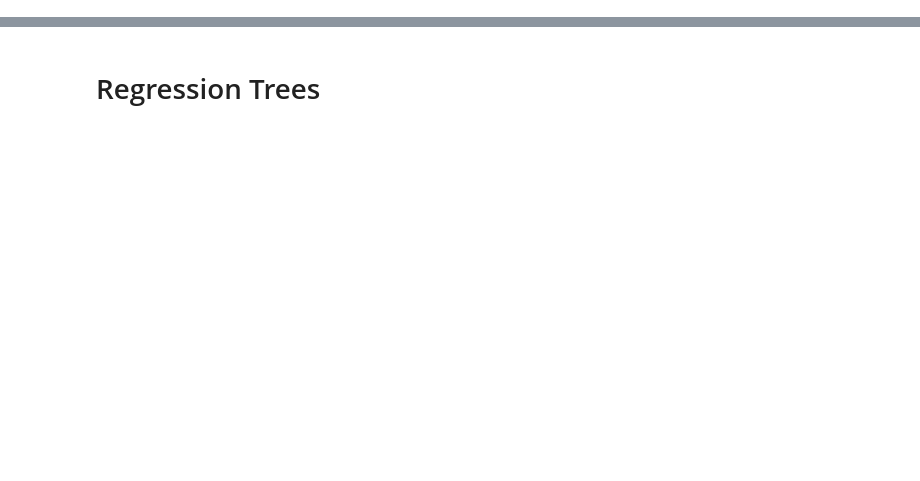
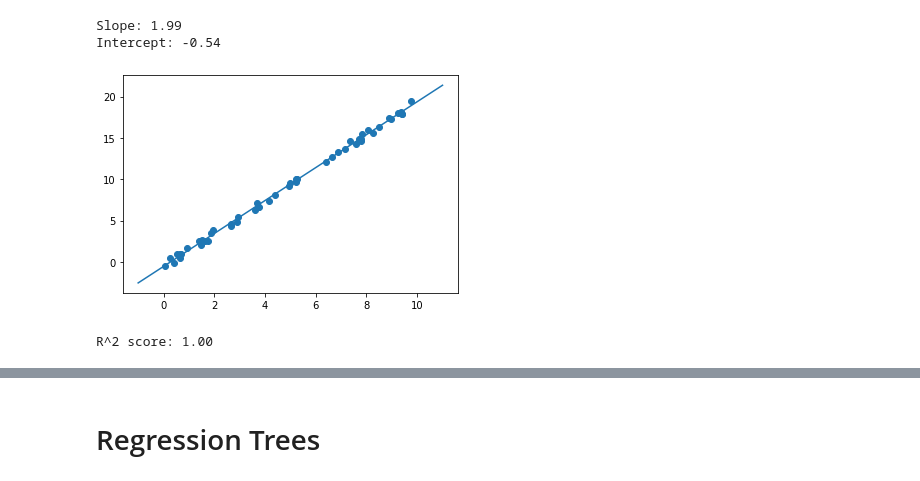
Before and after one commit to lutzhamel/CSC310, a Jupyter notebook: notes/16a-regression.ipynb, the cells around one changed output, grey strips where cells are left out. Cells and saved outputs as stored; diff of their text form; code cells hidden in the pictures; blank space fills up the shorter version.

```diff
--- a/notes/16a-regression.ipynb
+++ b/notes/16a-regression.ipynb
@@ -15,0 +27,33 @@ except ModuleNotFoundError:
+# %%
+import matplotlib.pyplot as plt
+import random
+import pandas
+
+# generate the data - a noisy line of points
+m = 2
+b = -1
+x = pandas.DataFrame([10 * random.random() for __ in range(50)])
+y = m * x + b + pandas.DataFrame([random.random() for __ in range(50)])
+
+# linear regression model
+from sklearn.linear_model import LinearRegression
+model = LinearRegression(fit_intercept=True)
+model.fit(x, y)
+print("Slope: {:3.2f}".format(model.coef_[0][0]))
+print("Intercept: {:3.2f}".format(model.intercept_[0]))
+
+# plot the model together with the data
+xfit = pandas.DataFrame([i for i in range(-1, 12)])
+yfit = model.predict(xfit)
+plt.scatter(x, y)
+plt.plot(xfit, yfit)
+plt.show()
+
+# compute the R^2 score
+rs = model.score(x,y)
+print("R^2 score: {:3.2f}".format(rs))
+# %% [output]
+Slope: 1.99
+Intercept: -0.54
+[figure, added]
+R^2 score: 1.00
```
Also changed, not shown: parts of 25 cells of this notebook, 6 other files.
